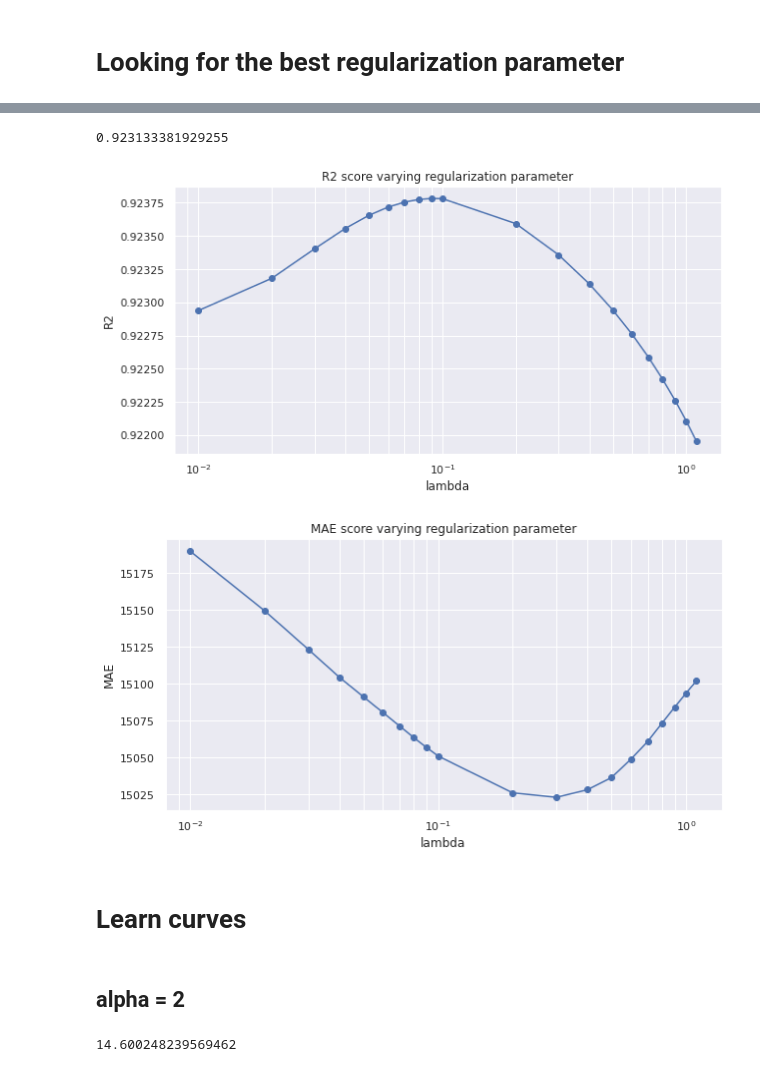
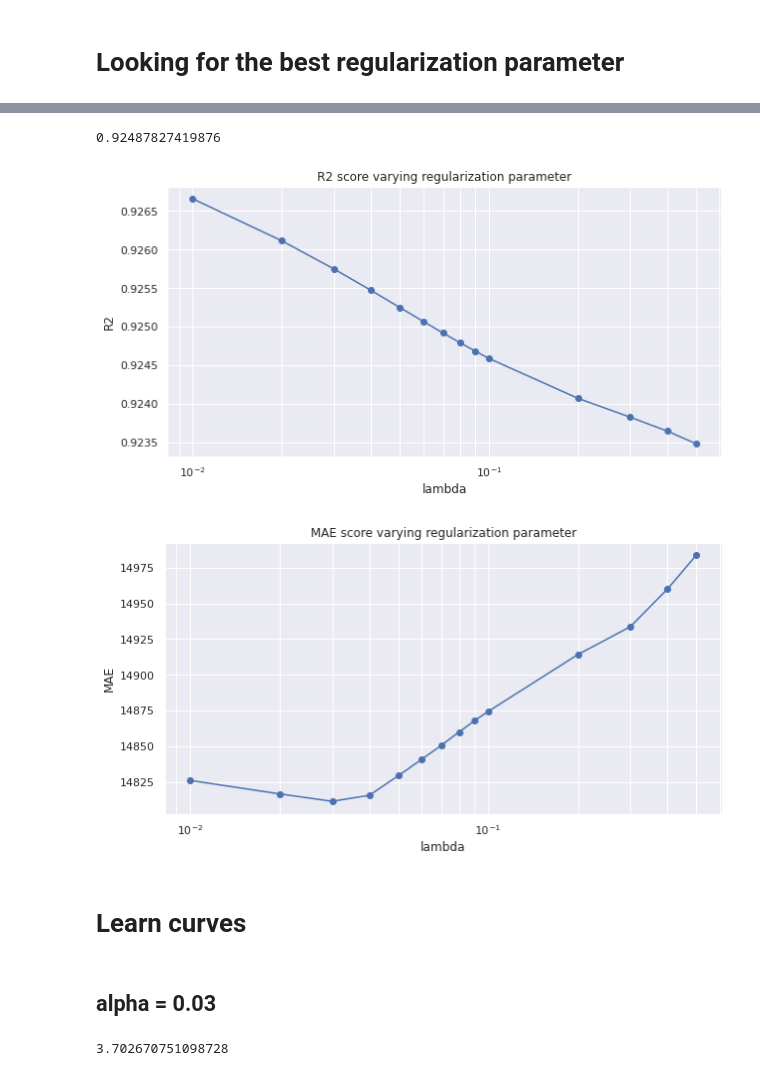
Before and after one commit to giampa-code/housing_price_kaggle, a Jupyter notebook: models/linear_regression_regularization_v1.ipynb, the cells around one changed output, grey strips where cells are left out. Drawn from its saved outputs; the diff is of its cells as text; code cells hidden in the pictures.

```diff
--- a/models/linear_regression_regularization_v1.ipynb
+++ b/models/linear_regression_regularization_v1.ipynb
@@ -21,8 +22,8 @@ from sklearn.model_selection import train_test_split
 from sklearn.metrics import accuracy_score,r2_score,mean_squared_error,mean_absolute_error,auc,roc_curve,confusion_matrix
 from sklearn.linear_model import LinearRegression, Ridge
 # %%
-train = pd.read_csv('/home/giampa95/programming/DS/housing_price_kaggle/data/train_fe_v3.csv')
-test = pd.read_csv('/home/giampa95/programming/DS/housing_price_kaggle/data/test_fe_v3.csv')
+train = pd.read_csv('/home/giampa95/programming/DS/housing_price_kaggle/data/train_fe_v2_2.csv')
+test = pd.read_csv('/home/giampa95/programming/DS/housing_price_kaggle/data/test_fe_v2_2.csv')
 # %% [markdown]
 # Fit model
 # %% [markdown]
@@ -50,11 +51,13 @@ x_train, x_test, y_train, y_test = train_test_split(
 # %% [markdown]
 # Model
 # %%
-# The analysis at the bottom show that the best regularization parameter is alpha = 0.04 for R2
-# For KAggle, different values like alpha = 2 gave better results
+# fe v2_2
+# The analysis at the bottom show that the best regularization parameter is alpha = 0.03 for R2
+# For KAggle, different values like alpha = 1 gave better results
 
+#fe v2_3
 
-model = Ridge(alpha=2)
+model = Ridge(alpha=1)
 
 model.fit(x_train,y_train)
 # %% [output]
@@ -233,7 +236,7 @@ plt.semilogx();
 x_train, x_test, y_train, y_test = train_test_split(
     x, y, test_size=0.4, random_state=5)
 
-lambdas = [0.01,0.02,0.03,0.04,0.05,0.06,0.07,0.08,0.09,0.1,0.2,0.3,0.4,0.5,0.6,0.7,0.8,0.9,1,1.1]
+lambdas = [0.01,0.02,0.03,0.04,0.05,0.06,0.07,0.08,0.09,0.1,0.2,0.3,0.4,0.5]
 
 R2s = list()
 MAEs = list()
@@ -243,40 +246,40 @@ for i in lambdas:
     #model
     model = Ridge(alpha=i)
     model.fit(x_train,y_train)
     #metrics
     y_pred = model.predict(x_test)
     R2 = r2_score(y_test,y_pred)
     MAE = mean_absolute_error(y_test,y_pred)
     R2s.append(R2)
     MAEs.append(MAE)
 
 print(np.mean(R2s))
 
 # Plot R2
 plt.figure(figsize=(10,5));
 plt.plot(lambdas,R2s,'-o');
 plt.xlabel("lambda");
 plt.ylabel("R2");
 plt.title("R2 score varying regularization parameter");
 plt.grid(True, which="both", ls="-");
 plt.semilogx();
 
 # Plot MAEs
 plt.figure(figsize=(10,5));
 plt.plot(lambdas,MAEs,'-o');
 plt.xlabel("lambda");
 plt.ylabel("MAE");
 plt.title("MAE score varying regularization parameter");
 plt.grid(True, which="both", ls="-");
 plt.semilogx();
 # %% [output]
-0.923133381929255
+0.92487827419876
-[figure, old version]
+[figure, new version]
-[figure, old version]
+[figure, new version]
 # %% [markdown]
 # Learn curves
 # %% [markdown]
-## alpha = 2
+## alpha = 0.03
 # %%
 J_trains = list()
 J_tests = list()
@@ -297,7 +300,7 @@ for i in range(100,1410,10):
 # %%
 (J_tests[-1]-J_trains[-1])/10000000
 # %% [output]
-14.600248239569462
+3.702670751098728
 # %%
 x1 = np.array(range(100,1410,10))
 
```
Also changed, not shown: parts of 18 cells of this notebook, 15 other files.
